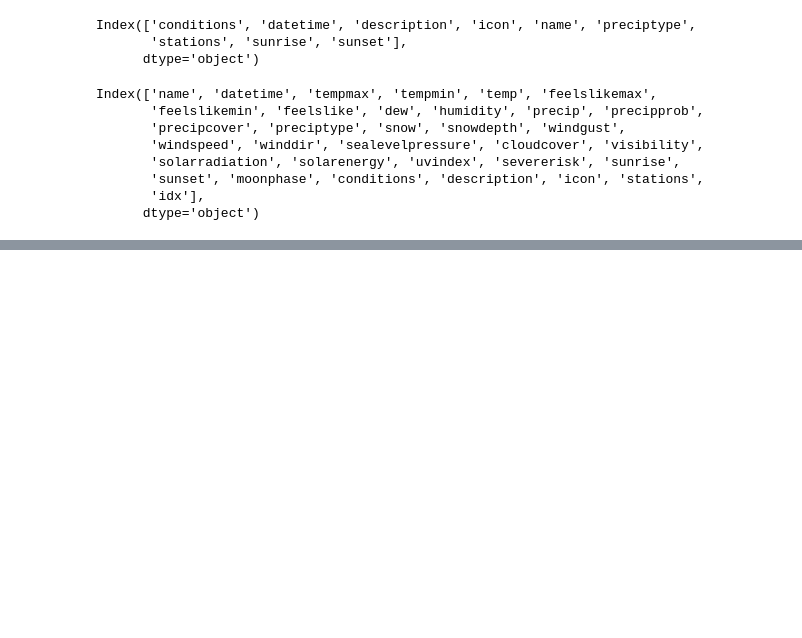
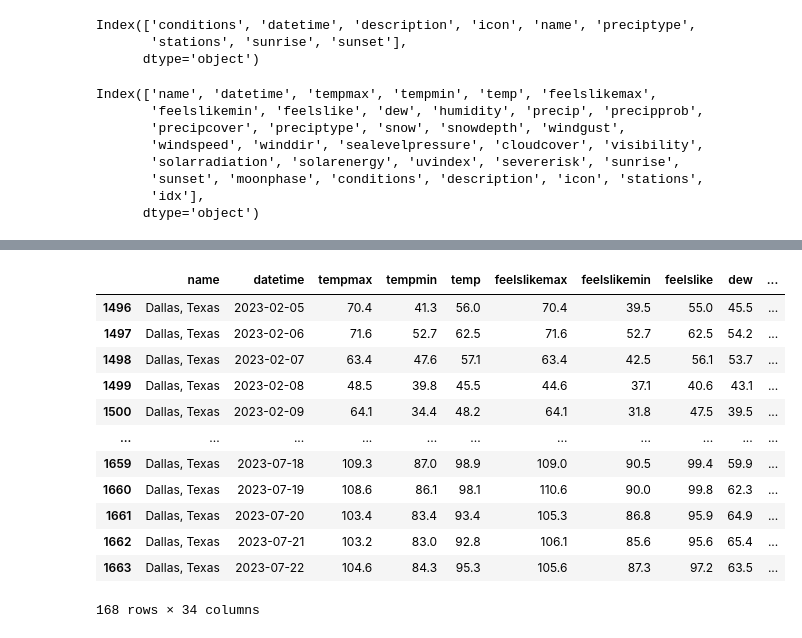
Before and after one commit to hozefazs/extreme_weather_pred, a Jupyter notebook: notebooks/data_prep_visual_crossing_weather.ipynb, the cells around one changed output, grey strips where cells are left out. Saved outputs shown, nothing was run; the diff lists cells and outputs as text; code cells hidden in the pictures; blank space fills up the shorter version.

```diff
--- a/notebooks/data_prep_visual_crossing_weather.ipynb
+++ b/notebooks/data_prep_visual_crossing_weather.ipynb
@@ -99,0 +125,17 @@ df_test[['datetime','idx']]
+# %%
+df_test = df.iloc[-168:,:]
+df_test
+# %% [output]
+|  | name | datetime | tempmax | tempmin | temp | feelslikemax | feelslikemin | feelslike | dew | ... |
+| 1496 | Dallas, Texas | 2023-02-05 | 70.4 | 41.3 | 56.0 | 70.4 | 39.5 | 55.0 | 45.5 | ... |
+| 1497 | Dallas, Texas | 2023-02-06 | 71.6 | 52.7 | 62.5 | 71.6 | 52.7 | 62.5 | 54.2 | ... |
+| 1498 | Dallas, Texas | 2023-02-07 | 63.4 | 47.6 | 57.1 | 63.4 | 42.5 | 56.1 | 53.7 | ... |
+| 1499 | Dallas, Texas | 2023-02-08 | 48.5 | 39.8 | 45.5 | 44.6 | 37.1 | 40.6 | 43.1 | ... |
+| 1500 | Dallas, Texas | 2023-02-09 | 64.1 | 34.4 | 48.2 | 64.1 | 31.8 | 47.5 | 39.5 | ... |
+| ... | ... | ... | ... | ... | ... | ... | ... | ... | ... | ... |
+| 1659 | Dallas, Texas | 2023-07-18 | 109.3 | 87.0 | 98.9 | 109.0 | 90.5 | 99.4 | 59.9 | ... |
+| 1660 | Dallas, Texas | 2023-07-19 | 108.6 | 86.1 | 98.1 | 110.6 | 90.0 | 99.8 | 62.3 | ... |
+| 1661 | Dallas, Texas | 2023-07-20 | 103.4 | 83.4 | 93.4 | 105.3 | 86.8 | 95.9 | 64.9 | ... |
+| 1662 | Dallas, Texas | 2023-07-21 | 103.2 | 83.0 | 92.8 | 106.1 | 85.6 | 95.6 | 65.4 | ... |
+| 1663 | Dallas, Texas | 2023-07-22 | 104.6 | 84.3 | 95.3 | 105.6 | 87.3 | 97.2 | 63.5 | ... |
+168 rows × 34 columns
```
Also changed, not shown: parts of 15 cells of this notebook, 1 other file.
